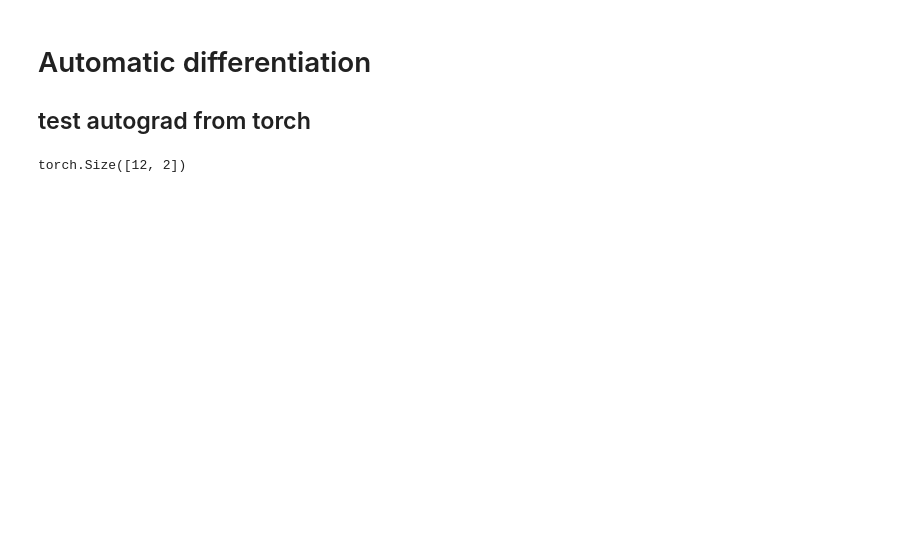
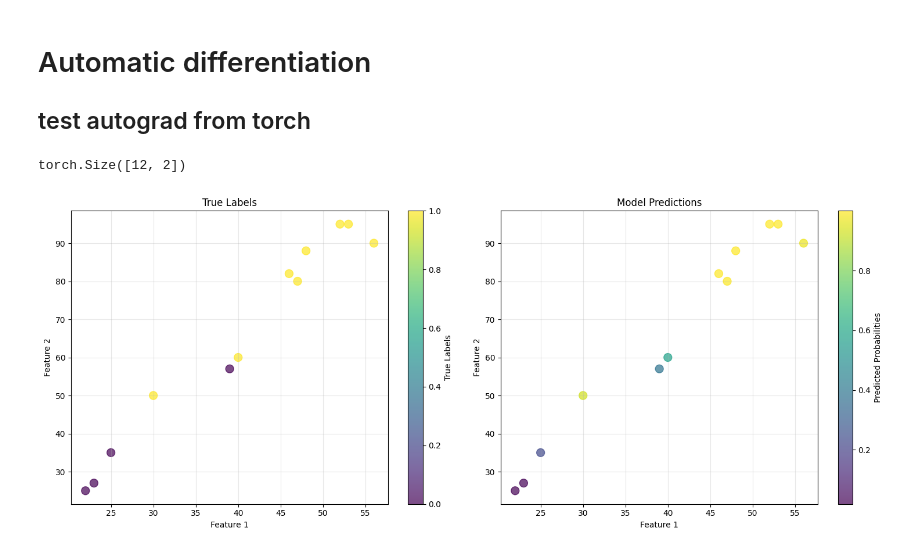
Before and after one commit to Francisco-hub-eng/book_LLM_100_pages, a Jupyter notebook: autograd.ipynb, the cells around one changed output. Cells and saved outputs as stored; diff of their text form; code cells hidden in the pictures; blank space fills up the shorter version.

Commit message:
plot

```diff
--- a/autograd.ipynb
+++ b/autograd.ipynb
@@ -36,0 +44,39 @@ torch.Size([12, 2])
+# %%
+import matplotlib.pyplot as plt
+
+# Convert tensor to numpy
+inputs_np = inputs.cpu().detach().numpy()
+
+# Convert labels to numpy for coloring
+labels_np = labels.cpu().detach().numpy().flatten()
+
+# Make predictions
+model.eval()
+with torch.no_grad():
+    predictions = model(inputs)
+
+fig, (ax1, ax2) = plt.subplots(1, 2, figsize=(15, 6))
+
+# Plot 1: Input data with true labels
+scatter1 = ax1.scatter(inputs_np[:, 0], inputs_np[:, 1],
+                      c=labels_np, cmap='viridis', s=100, alpha=0.7)
+ax1.set_xlabel('Feature 1')
+ax1.set_ylabel('Feature 2')
+ax1.set_title('True Labels')
+ax1.grid(True, alpha=0.3)
+
+# Plot 2: Input data with predictions
+predictions_np = predictions.cpu().detach().numpy().flatten()
+scatter2 = ax2.scatter(inputs_np[:, 0], inputs_np[:, 1],
+                      c=predictions_np, cmap='viridis', s=100, alpha=0.7)
+ax2.set_xlabel('Feature 1')
+ax2.set_ylabel('Feature 2')
+ax2.set_title('Model Predictions')
+ax2.grid(True, alpha=0.3)
+
+plt.colorbar(scatter1, ax=ax1, label='True Labels')
+plt.colorbar(scatter2, ax=ax2, label='Predicted Probabilities')
+plt.tight_layout()
+plt.show()
+# %% [output]
+[figure, added]
```
Also changed, not shown: parts of 1 cell of this notebook.
